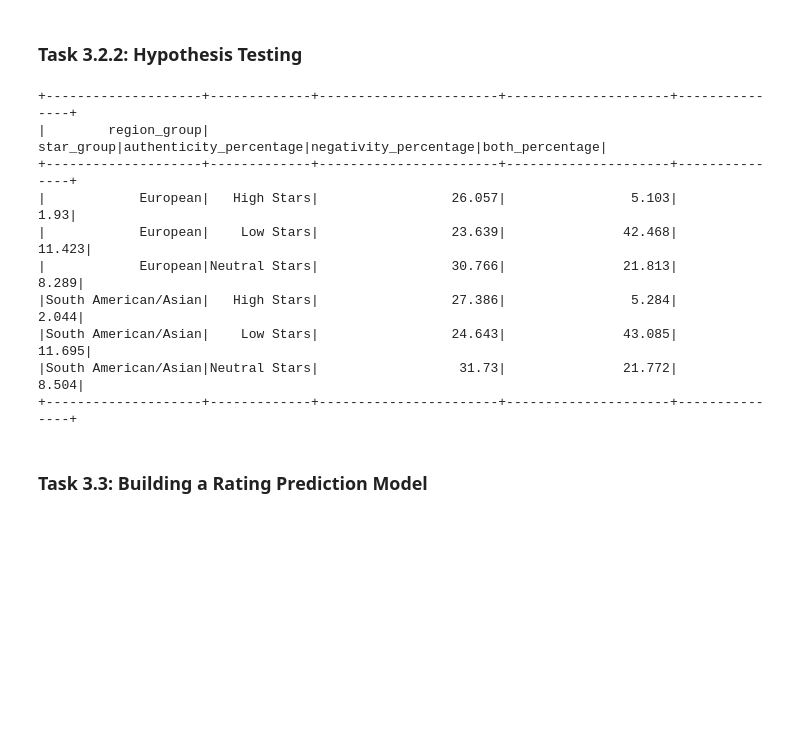
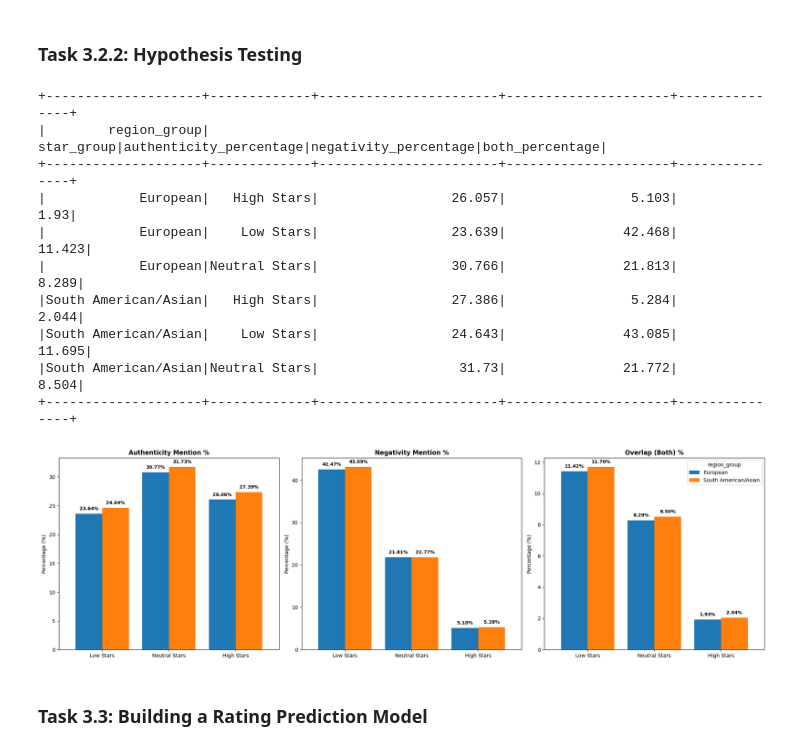
Before and after one commit to AdamHadouTemsamani/Autumn-2025, a Jupyter notebook: Big-Data-Management/Assignments/ahad_a1/spark_queries_template.ipynb, the cells around one changed output. Drawn from its saved outputs; the diff is of its cells as text; code cells hidden in the pictures; blank space fills up the shorter version.

```diff
--- a/Big-Data-Management/Assignments/ahad_a1/spark_queries_template.ipynb
+++ b/Big-Data-Management/Assignments/ahad_a1/spark_queries_template.ipynb
@@ -754,33 +834,69 @@ authenticity_negativity_stars_by_region = (authenticity_negativity_reduced.withC
         F.when(F.col("stars") < 3, "Low Stars").when(F.col("stars") > 3, "High Stars").otherwise("Neutral Stars"))
 
     .groupBy("region_group", "star_group")
         .agg(
             F.count("*").alias("total_count"),
             F.sum("has_authenticity").alias("authenticity_count"),
             F.sum("has_negative").alias("negativity_count"),
             F.sum(F.when((F.col("has_authenticity") == 1) & (F.col("has_negative") == 1), 1).otherwise(0)
         ).alias("both_count"))
 
     .withColumn("authenticity_percentage", F.round(100.0 * F.col("authenticity_count") / F.col("total_count"), 3))
     .withColumn("negativity_percentage", F.round(100.0 * F.col("negativity_count") / F.col("total_count"), 3))
     .withColumn("both_percentage", F.round(100.0 * F.col("both_count") / F.col("total_count"), 3))
 
     .orderBy("region_group", "star_group")
     .select("region_group", "star_group", "authenticity_percentage", "negativity_percentage", "both_percentage")
 )
 
 authenticity_negativity_stars_by_region.show()
+
+
+# Plotting
+
+# 1. Convert to Pandas
+pdf = authenticity_negativity_stars_by_region.toPandas()
+
+# 2. Define metrics to plot
+metrics = ['authenticity_percentage', 'negativity_percentage', 'both_percentage']
+titles = ['Authenticity Mention %', 'Negativity Mention %', 'Overlap (Both) %']
+colors = ['#1f77b4', '#ff7f0e'] # European vs South American/Asian
+
+fig, axes = plt.subplots(1, 3, figsize=(20, 6))
+
+for i, metric in enumerate(metrics):
+    # Pivot and reorder for logical star progression
+    pivot_df = pdf.pivot(index='star_group', columns='region_group', values=metric)
+    pivot_df = pivot_df.reindex(["Low Stars", "Neutral Stars", "High Stars"])
+
+    # Plot grouped bars
+    ax = pivot_df.plot(kind='bar', ax=axes[i], color=colors, width=0.8, legend=(i==2))
+
+    axes[i].set_title(titles[i], fontweight='bold')
+    axes[i].set_ylabel('Percentage (%)')
+    axes[i].set_xlabel('')
+    axes[i].tick_params(axis='x', rotation=0)
+
+    # Add labels atop bars
+    for p in axes[i].patches:
+        axes[i].annotate(f"{p.get_height():.2f}%", (p.get_x() + p.get_width()/2., p.get_height()),
+                         ha='center', va='bottom', fontweight='bold', fontsize=9, xytext=(0, 5),
+                         textcoords='offset points')
+
+plt.tight_layout()
+plt.savefig('hypothesis_testing_results.png')
 # %% [output]
 +--------------------+-------------+-----------------------+---------------------+---------------+
 |        region_group|   star_group|authenticity_percentage|negativity_percentage|both_percentage|
 +--------------------+-------------+-----------------------+---------------------+---------------+
 |            European|   High Stars|                 26.057|                5.103|           1.93|
 |            European|    Low Stars|                 23.639|               42.468|         11.423|
 |            European|Neutral Stars|                 30.766|               21.813|          8.289|
 |South American/Asian|   High Stars|                 27.386|                5.284|          2.044|
 |South American/Asian|    Low Stars|                 24.643|               43.085|         11.695|
 |South American/Asian|Neutral Stars|                  31.73|               21.772|          8.504|
 +--------------------+-------------+-----------------------+---------------------+---------------+
+[figure, added]
 # %% [markdown]
 ### Task 3.3: Building a Rating Prediction Model
 # %%
```
Also changed, not shown: parts of 7 cells of this notebook, 5 other files.
